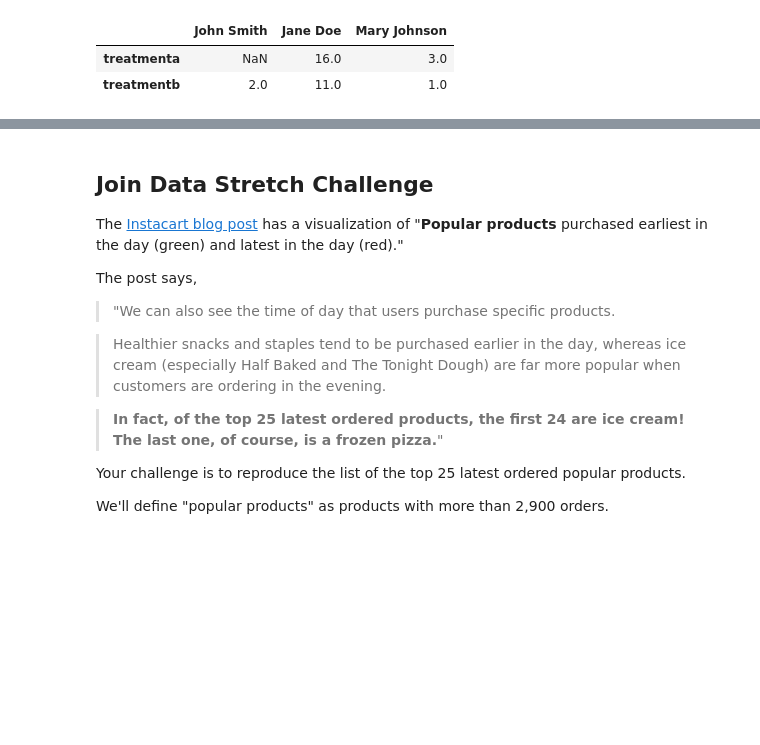
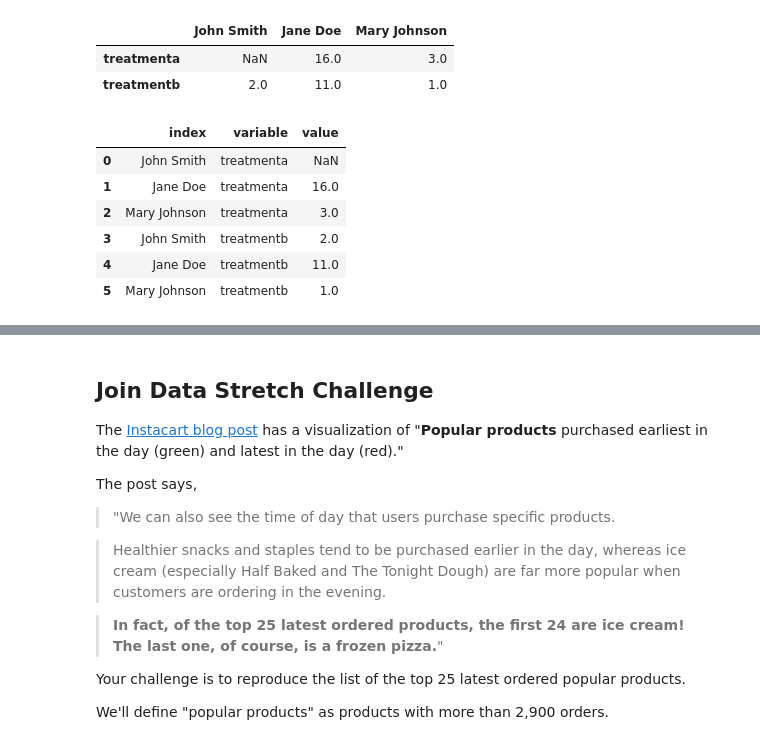
Before and after one commit to A-Encinas/DS-Unit-1-Sprint-1-Data-Wrangling-and-Storytelling, a Jupyter notebook: module3-join-and-reshape-data/LS_DS_113_Join_and_Reshape_Data_Assignment.ipynb, the cells around one changed output, grey strips where cells are left out. Saved outputs shown, nothing was run; the diff lists cells and outputs as text; code cells hidden in the pictures; blank space fills up the shorter version.

```diff
--- a/module3-join-and-reshape-data/LS_DS_113_Join_and_Reshape_Data_Assignment.ipynb
+++ b/module3-join-and-reshape-data/LS_DS_113_Join_and_Reshape_Data_Assignment.ipynb
@@ -127,0 +196,15 @@ table2
+# %%
+# table2 -> tidy
+table1 = table1.reset_index()
+table1
+
+tidy = table1.melt(id_vars='index', value_vars=['treatmenta', 'treatmentb'])
+tidy
+# %% [output]
+|  | index | variable | value |
+| 0 | John Smith | treatmenta | NaN |
+| 1 | Jane Doe | treatmenta | 16.0 |
+| 2 | Mary Johnson | treatmenta | 3.0 |
+| 3 | John Smith | treatmentb | 2.0 |
+| 4 | Jane Doe | treatmentb | 11.0 |
+| 5 | Mary Johnson | treatmentb | 1.0 |
```
Also changed, not shown: parts of 11 cells of this notebook.
